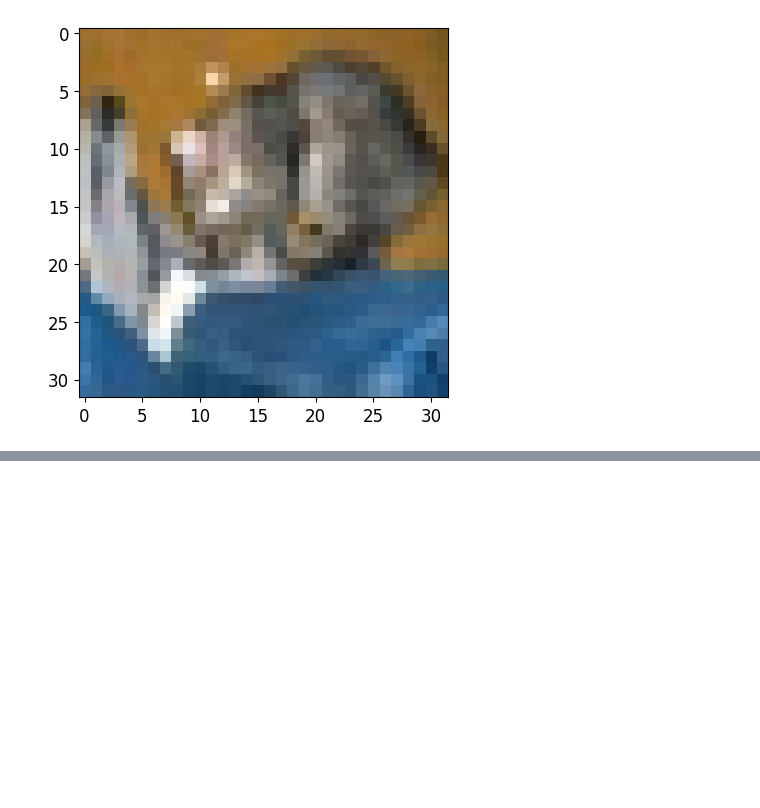
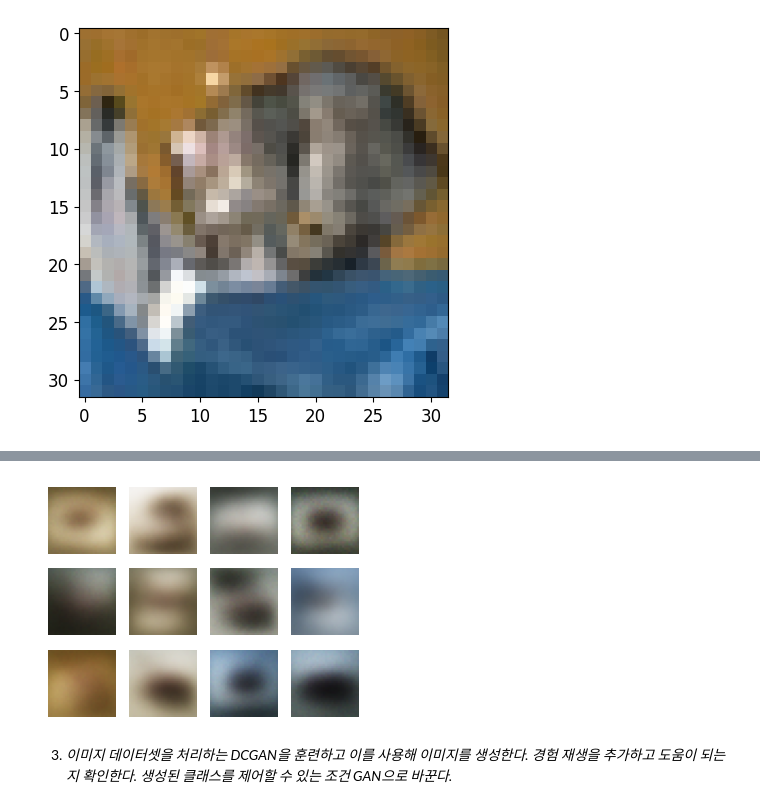
Before and after one commit to r0cd7b/autoencoders_and_gans, a Jupyter notebook: autoencoders_and_gans.ipynb, the cells around one changed output, grey strips where cells are left out. Saved outputs shown, nothing was run; the diff lists cells and outputs as text; code cells hidden in the pictures; blank space fills up the shorter version.

```diff
--- a/autoencoders_and_gans.ipynb
+++ b/autoencoders_and_gans.ipynb
@@ -1113,0 +1156,19 @@ Epoch 28/100
+# %%
+def plot_multiple_images(images, n_cols=None):
+    n_cols = n_cols or len(images)
+    n_rows = (len(images) - 1) // n_cols + 1
+    if images.shape[-1] == 1:
+        images = np.squeeze(images, -1)
+    plt.figure(figsize=(n_cols, n_rows))
+    for index, image in enumerate(images):
+        plt.subplot(n_rows, n_cols, index + 1)
+        plt.imshow(image)
+        plt.axis('off')
+# %%
+codings = tf.random.normal([12, codings_size])
+images = variational_decoder(codings).numpy()
+plot_multiple_images(images, 4)
+# %% [output]
+[figure, added]
+# %% [markdown]
+3. _이미지 데이터셋을 처리하는 DCGAN을 훈련하고 이를 사용해 이미지를 생성한다. 경험 재생을 추가하고 도움이 되는지 확인한다. 생성된 클래스를 제어할 수 있는 조건 GAN으로 바꾼다._
```
Also changed, not shown: parts of 62 cells of this notebook, 9 other files.
